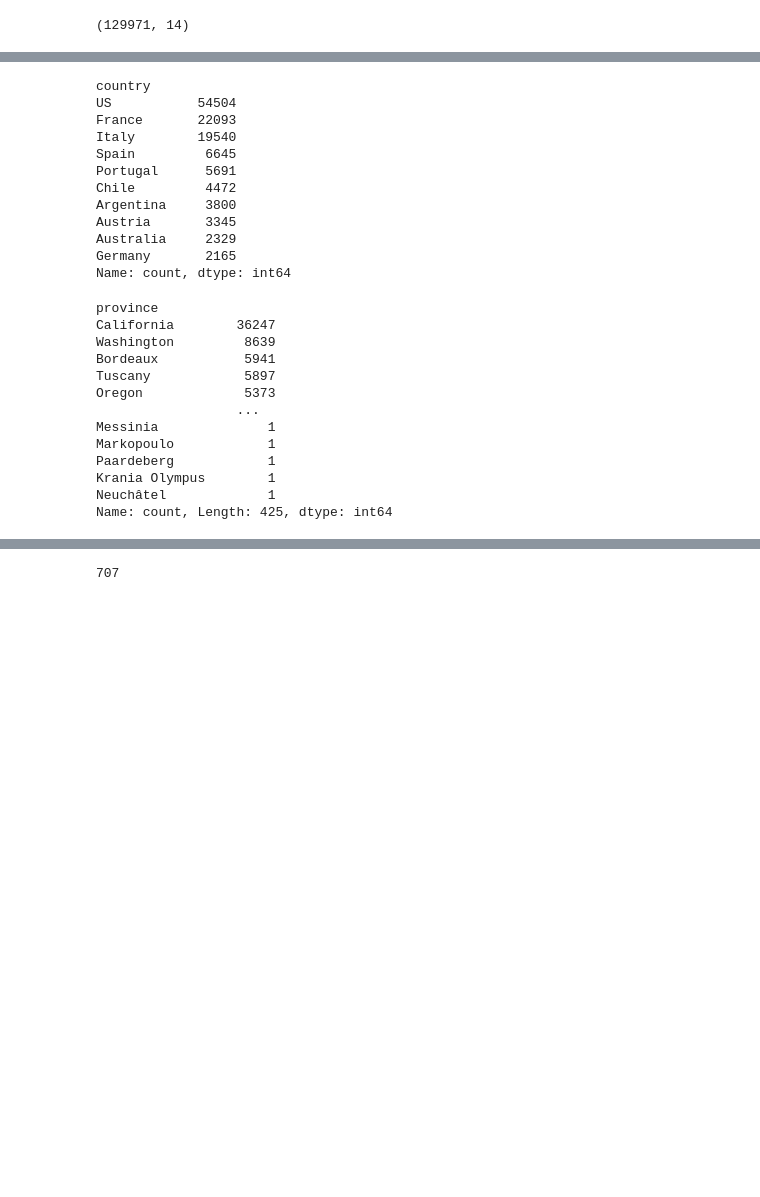
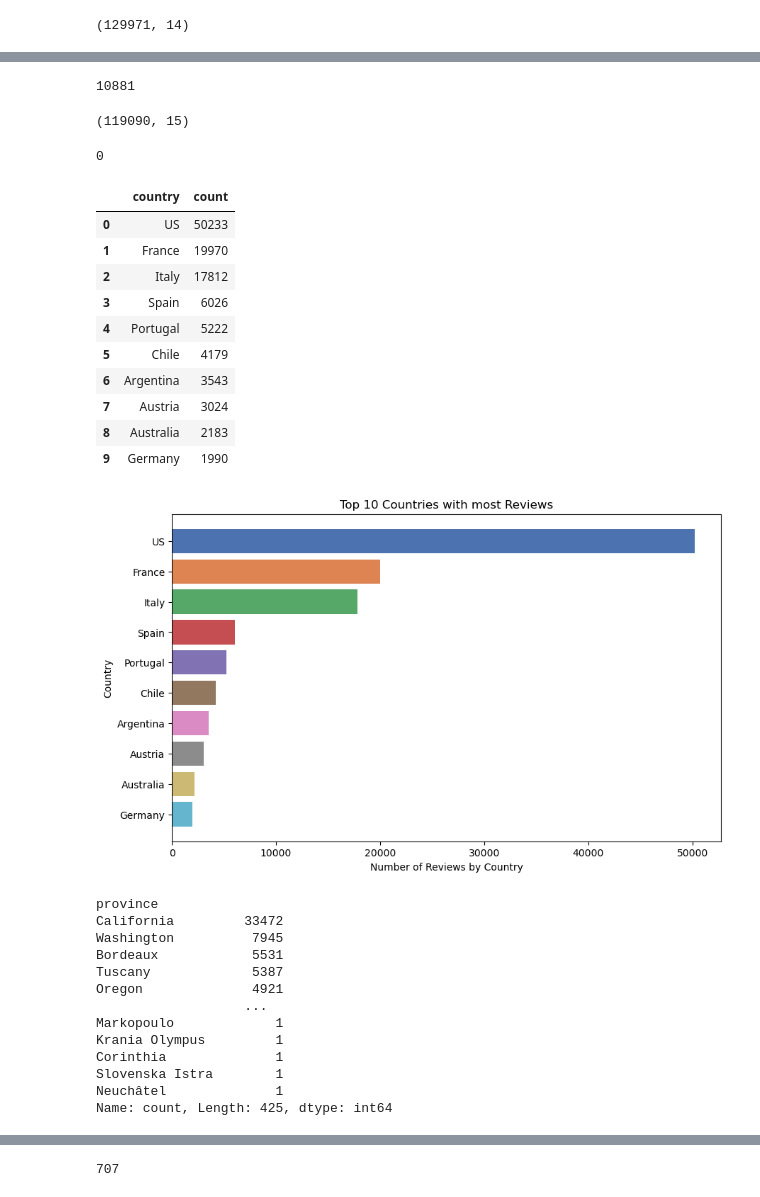
Before and after one commit to TaisVe/Week_3_Project, a Jupyter notebook: Wine_Data_Project_1.ipynb, the cells around one changed output, grey strips where cells are left out. Drawn from its saved outputs; the diff is of its cells as text; code cells hidden in the pictures; blank space fills up the shorter version.

```diff
--- a/Wine_Data_Project_1.ipynb
+++ b/Wine_Data_Project_1.ipynb
@@ -18,4 +20,7 @@ wine_data.head()
 | 2 | 2 | US | Tart and snappy, the flavors of l... | NaN | 87 | 14.0 | Oregon | Willamette Valley | Willamette Valley | ... |
 | 3 | 3 | US | Pineapple rind, lemon pith and or... | Reserve Late Harvest | 87 | 13.0 | Michigan | Lake Michigan Shore | NaN | ... |
 | 4 | 4 | US | Much like the regular bottling fr... | Vintner's Reserve Wild Child Block | 87 | 65.0 | Oregon | Willamette Valley | Willamette Valley | ... |
+# %%
+wine_data['year'] = wine_data['title'].str.extract(r'(\d{4})')
+wine_data['year'] = wine_data['year'].astype(str)
 # %%
@@ -41,3 +36,18 @@ Name: count, dtype: int64
+# %%
+wine_data.duplicated(subset=['title', 'variety']).sum()
+#The other 250 are duplicated titles with different varieties(grapes)
+# %% [output]
+10881
+# %%
+wine_data.drop_duplicates(subset=['title', 'variety'], keep='first', inplace=True)
+# %%
+wine_data.shape
+# %% [output]
+(119090, 15)
+# %%
+wine_data.duplicated(subset=['title', 'variety']).sum()
+# %% [output]
+0
 # %%
 # Sort the countries based on the count of entries in descending order
 sorted_countries = wine_data['country'].value_counts().sort_values(ascending=False)
@@ -45,35 +55,47 @@ sorted_countries = wine_data['country'].value_counts().sort_values(ascending=Fal
 # Select the top 10 countries
 top_10_countries = sorted_countries.head(10)
 
-print(top_10_countries)
+top_countries_df = pd.DataFrame(top_10_countries).reset_index(drop=False)
+top_countries_df
 # %% [output]
-country
-US           54504
-France       22093
-Italy        19540
-Spain         6645
-Portugal      5691
-Chile         4472
-Argentina     3800
-Austria       3345
-Australia     2329
-Germany       2165
-Name: count, dtype: int64
+|  | country | count |
+| 0 | US | 50233 |
+| 1 | France | 19970 |
+| 2 | Italy | 17812 |
+| 3 | Spain | 6026 |
+| 4 | Portugal | 5222 |
+| 5 | Chile | 4179 |
+| 6 | Argentina | 3543 |
+| 7 | Austria | 3024 |
+| 8 | Australia | 2183 |
+| 9 | Germany | 1990 |
+# %%
+colors = sns.color_palette("deep", len(top_countries_df))
+
+plt.figure(figsize=(10, 6))
+plt.barh(top_countries_df['country'], top_countries_df['count'], color= colors)
+plt.xlabel('Number of Reviews by Country')
+plt.ylabel('Country')
+plt.title('Top 10 Countries with most Reviews')
+plt.gca().invert_yaxis()
+plt.show()
+# %% [output]
+[figure, added]
 # %%
 wine_data['province'].value_counts() #Top province is California
 # %% [output]
 province
-California        36247
-Washington         8639
-Bordeaux           5941
-Tuscany            5897
-Oregon             5373
-                  ...
-Messinia              1
-Markopoulo            1
-Paardeberg            1
-Krania Olympus        1
-Neuchâtel             1
+California         33472
+Washington          7945
+Bordeaux            5531
+Tuscany             5387
+Oregon              4921
+                   ...
+Markopoulo             1
+Krania Olympus         1
+Corinthia              1
+Slovenska Istra        1
+Neuchâtel              1
 Name: count, Length: 425, dtype: int64
 # %%
 # Sort the province based on the count of entries in descending order
```
Also changed, not shown: parts of 89 cells of this notebook.
